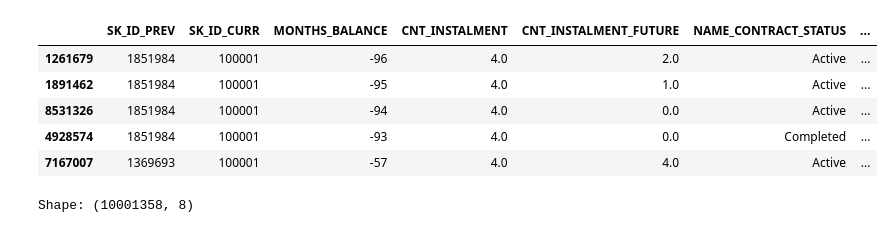
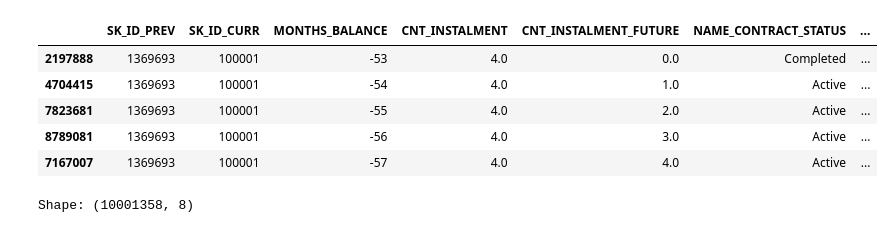
Before and after one commit to KazukiOnodera/Home-Credit-Default-Risk, a Jupyter notebook: py/EDA_004_POS_CASH_balance.ipynb, the cells around one changed output. Cells and saved outputs as stored; diff of their text form; code cells hidden in the pictures.

```diff
--- a/py/EDA_004_POS_CASH_balance.ipynb
+++ b/py/EDA_004_POS_CASH_balance.ipynb
@@ -27,14 +27,14 @@ sorted(glob('../data/*'))
  '../data/test',
  '../data/train']
 # %%
-df = utils.read_pickles('../data/POS_CASH_balance').sort_values(['SK_ID_CURR', 'MONTHS_BALANCE'])
+df = utils.read_pickles('../data/POS_CASH_balance').sort_values(['SK_ID_CURR', 'MONTHS_BALANCE'], ascending=[True, False])
 df.head()
 # %% [output]
 |  | SK_ID_PREV | SK_ID_CURR | MONTHS_BALANCE | CNT_INSTALMENT | CNT_INSTALMENT_FUTURE | NAME_CONTRACT_STATUS | ... |
-| 1261679 | 1851984 | 100001 | -96 | 4.0 | 2.0 | Active | ... |
-| 1891462 | 1851984 | 100001 | -95 | 4.0 | 1.0 | Active | ... |
-| 8531326 | 1851984 | 100001 | -94 | 4.0 | 0.0 | Active | ... |
-| 4928574 | 1851984 | 100001 | -93 | 4.0 | 0.0 | Completed | ... |
+| 2197888 | 1369693 | 100001 | -53 | 4.0 | 0.0 | Completed | ... |
+| 4704415 | 1369693 | 100001 | -54 | 4.0 | 1.0 | Active | ... |
+| 7823681 | 1369693 | 100001 | -55 | 4.0 | 2.0 | Active | ... |
+| 8789081 | 1369693 | 100001 | -56 | 4.0 | 3.0 | Active | ... |
 | 7167007 | 1369693 | 100001 | -57 | 4.0 | 4.0 | Active | ... |
 # %%
 EDA.df_info(df)
```
Also changed, not shown: parts of 7 cells of this notebook, 6 other files.
